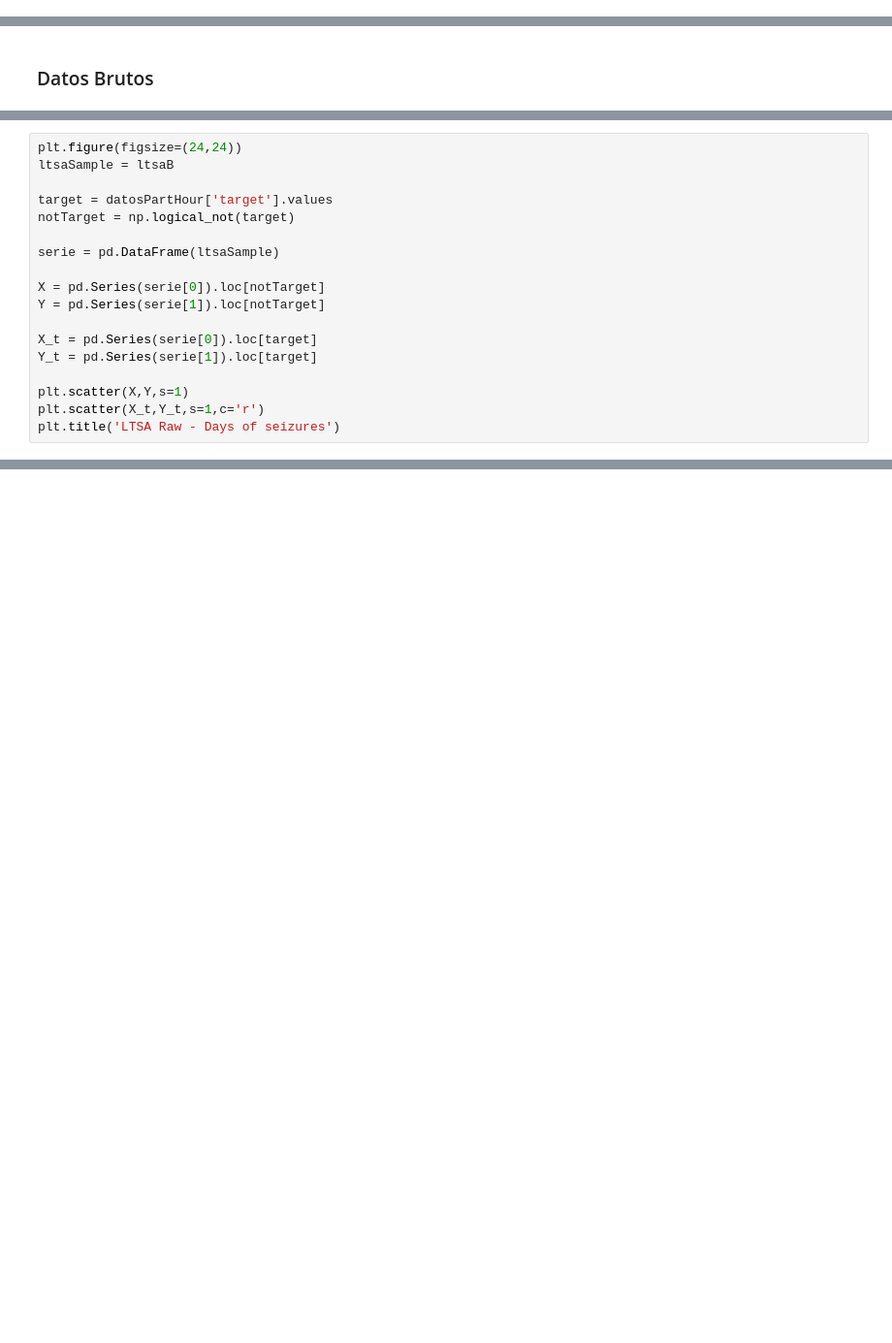
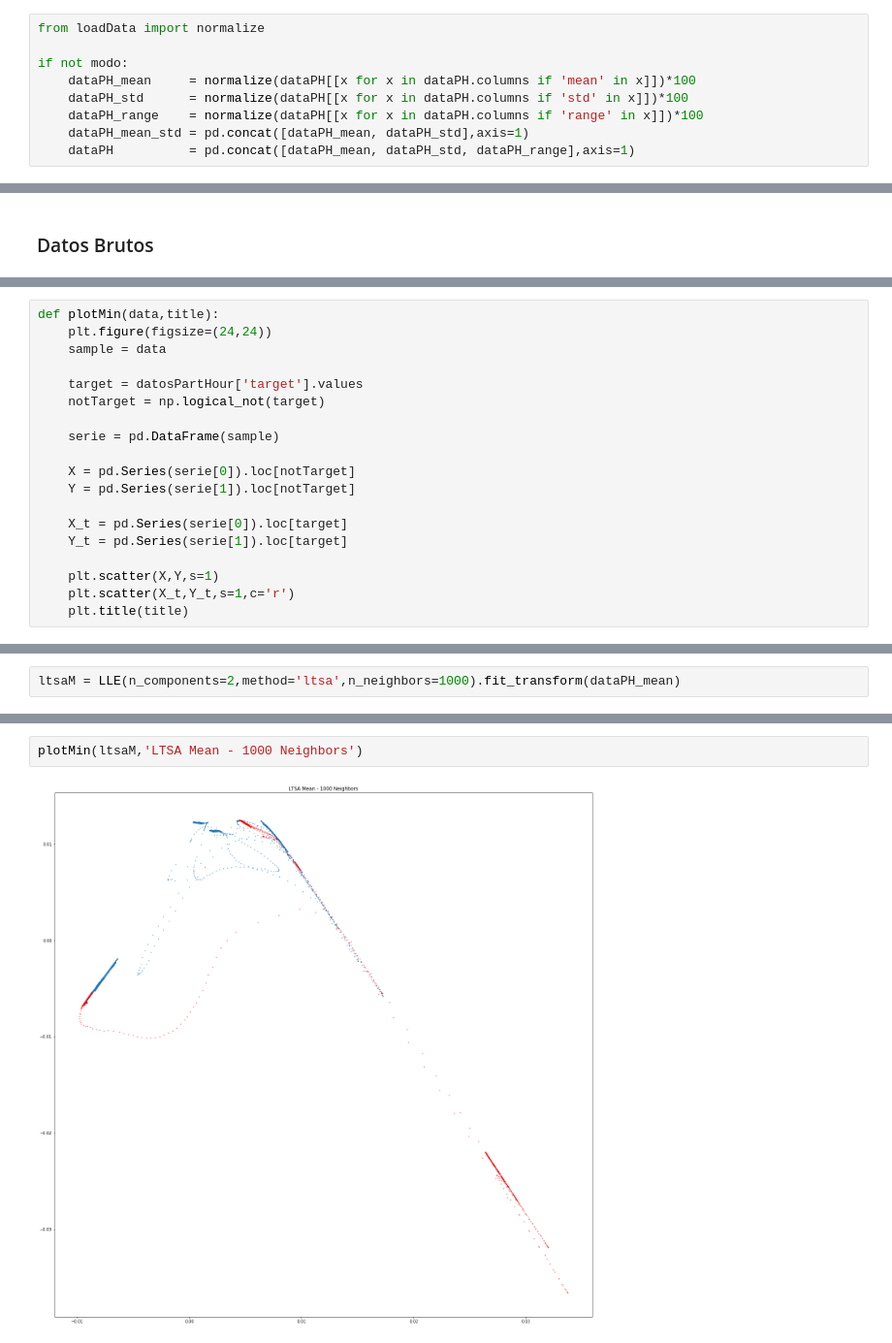
Before and after one commit to jlgarridol/TFG-SmartBeds, a Jupyter notebook: src/Técnicas de reducción de dimensionalidad.ipynb, the cells around one changed output, grey strips where cells are left out. Shown at 97% size. Saved outputs shown, nothing was run; the diff lists cells and outputs as text; blank space fills up the shorter version.

```diff
--- a/src/Técnicas de reducción de dimensionalidad.ipynb
+++ b/src/Técnicas de reducción de dimensionalidad.ipynb
@@ -124,3 +184,12 @@ with open('data/datos20Minz.pdd','wb') as f:
+# %%
+from loadData import normalize
+
+if not modo:
+    dataPH_mean     = normalize(dataPH[[x for x in dataPH.columns if 'mean' in x]])*100
+    dataPH_std      = normalize(dataPH[[x for x in dataPH.columns if 'std' in x]])*100
+    dataPH_range    = normalize(dataPH[[x for x in dataPH.columns if 'range' in x]])*100
+    dataPH_mean_std = pd.concat([dataPH_mean, dataPH_std],axis=1)
+    dataPH          = pd.concat([dataPH_mean, dataPH_std, dataPH_range],axis=1)
 # %% [markdown]
 ## SpectralEmbedding
 # %%
@@ -226,18 +298,19 @@ with open('data/LTSA-raw-1000.npy','wb') as f:
 # %%
-plt.figure(figsize=(24,24))
-ltsaSample = ltsaB
+def plotMin(data,title):
+    plt.figure(figsize=(24,24))
+    sample = data
 
-target = datosPartHour['target'].values
-notTarget = np.logical_not(target)
+    target = datosPartHour['target'].values
+    notTarget = np.logical_not(target)
 
-serie = pd.DataFrame(ltsaSample)
+    serie = pd.DataFrame(sample)
 
-X = pd.Series(serie[0]).loc[notTarget]
-Y = pd.Series(serie[1]).loc[notTarget]
+    X = pd.Series(serie[0]).loc[notTarget]
+    Y = pd.Series(serie[1]).loc[notTarget]
 
-X_t = pd.Series(serie[0]).loc[target]
-Y_t = pd.Series(serie[1]).loc[target]
+    X_t = pd.Series(serie[0]).loc[target]
+    Y_t = pd.Series(serie[1]).loc[target]
 
-plt.scatter(X,Y,s=1)
-plt.scatter(X_t,Y_t,s=1,c='r')
-plt.title('LTSA Raw - Days of seizures')
+    plt.scatter(X,Y,s=1)
+    plt.scatter(X_t,Y_t,s=1,c='r')
+    plt.title(title)
@@ -246,0 +319,2 @@ Text(0.5, 1.0, 'LTSA Raw - Days of seizures')
+# %%
+ltsaM = LLE(n_components=2,method='ltsa',n_neighbors=1000).fit_transform(dataPH_mean)
@@ -246,0 +324,4 @@ Text(0.5, 1.0, 'LTSA Raw - Days of seizures')
+# %%
+plotMin(ltsaM,'LTSA Mean - 1000 Neighbors')
+# %% [output]
+[figure, added]
```
Also changed, not shown: parts of 21 cells of this notebook, 8 other files.
